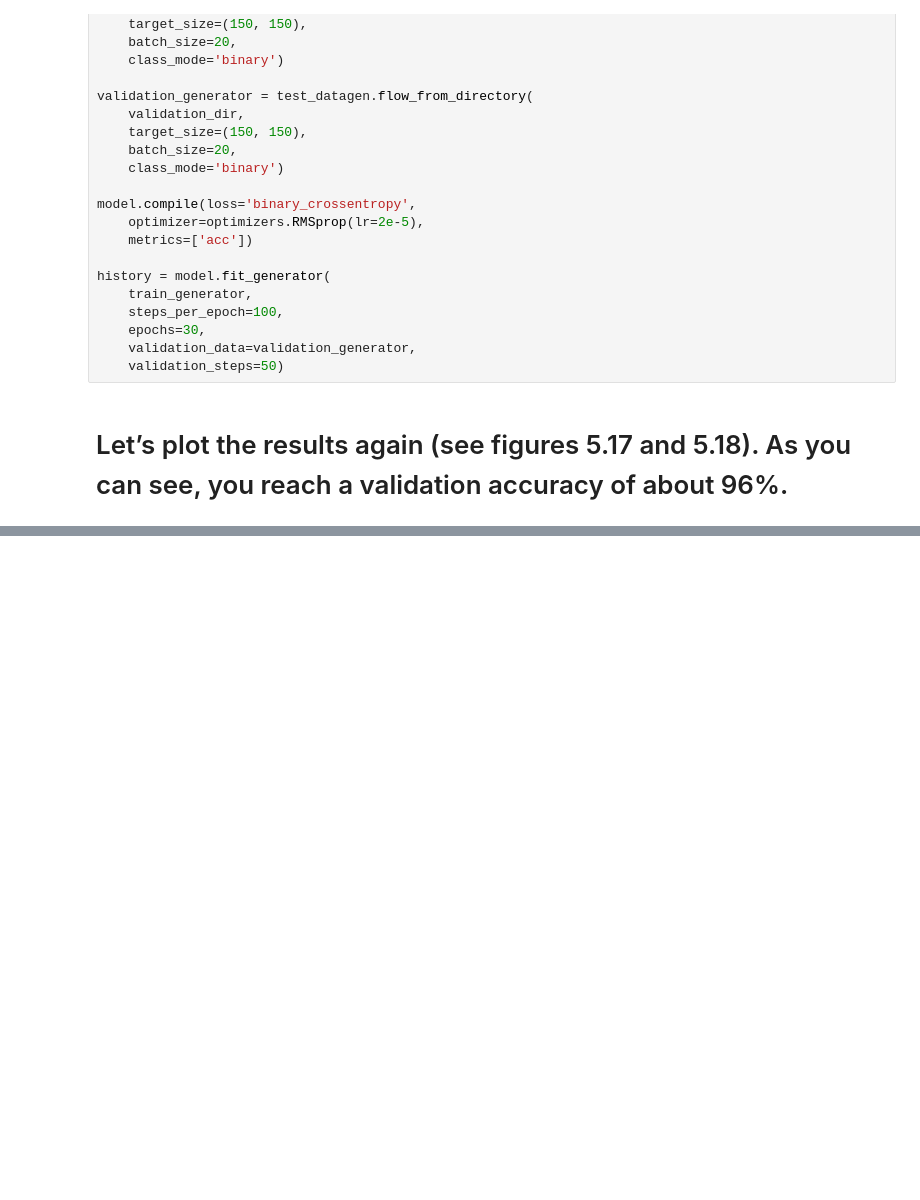
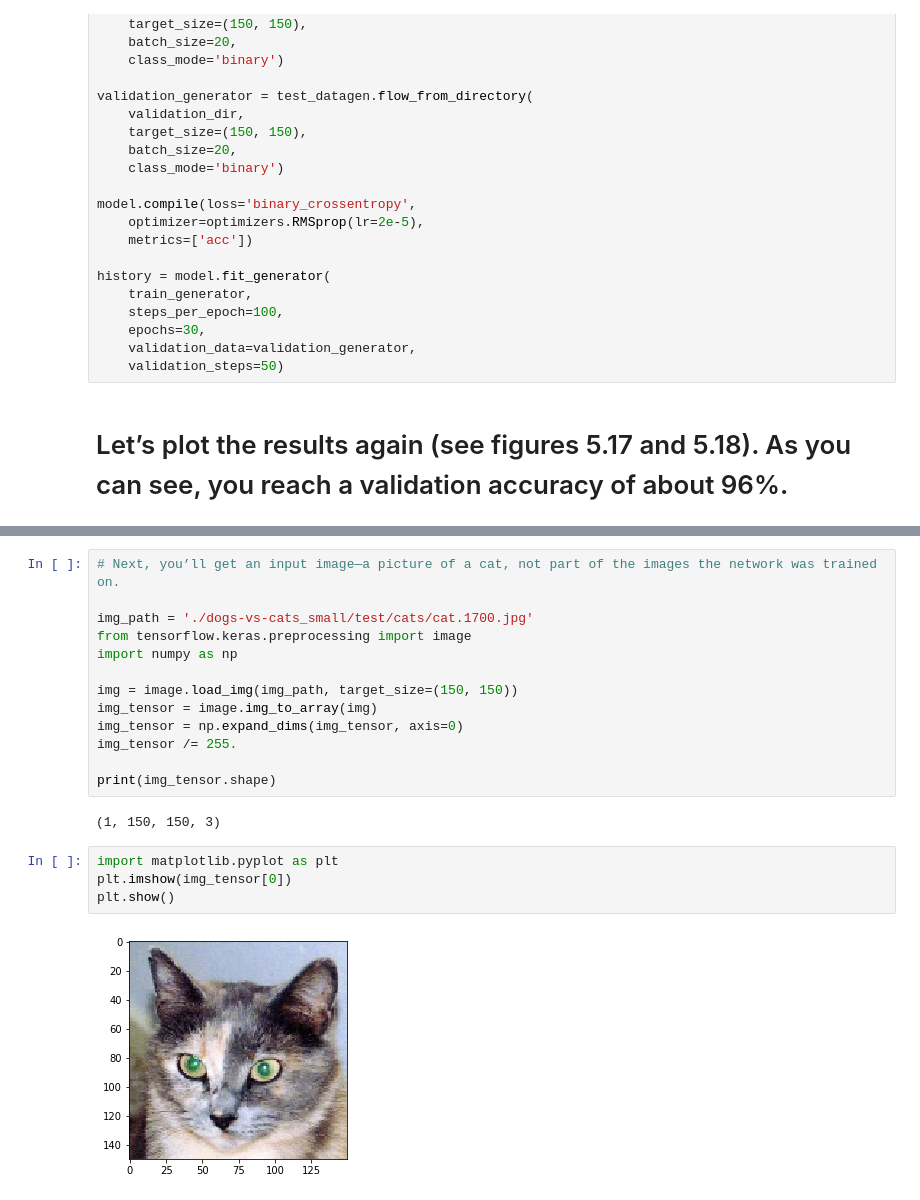
Before and after one commit to nrjvarshney/cats_Vs_dogs, a Jupyter notebook: Cats vs Dogs.ipynb, the cells around one changed output, grey strips where cells are left out. Cells and saved outputs as stored; diff of their text form; blank space fills up the shorter version.

```diff
--- a/Cats vs Dogs.ipynb
+++ b/Cats vs Dogs.ipynb
@@ -610,0 +663,21 @@ history = model.fit_generator(
+# %%
+# Next, you’ll get an input image—a picture of a cat, not part of the images the network was trained on.
+
+img_path = './dogs-vs-cats_small/test/cats/cat.1700.jpg'
+from tensorflow.keras.preprocessing import image
+import numpy as np
+
+img = image.load_img(img_path, target_size=(150, 150))
+img_tensor = image.img_to_array(img)
+img_tensor = np.expand_dims(img_tensor, axis=0)
+img_tensor /= 255.
+
+print(img_tensor.shape)
+# %% [output]
+(1, 150, 150, 3)
+# %%
+import matplotlib.pyplot as plt
+plt.imshow(img_tensor[0])
+plt.show()
+# %% [output]
+[figure, added]
```
Also changed, not shown: parts of 24 cells of this notebook.
